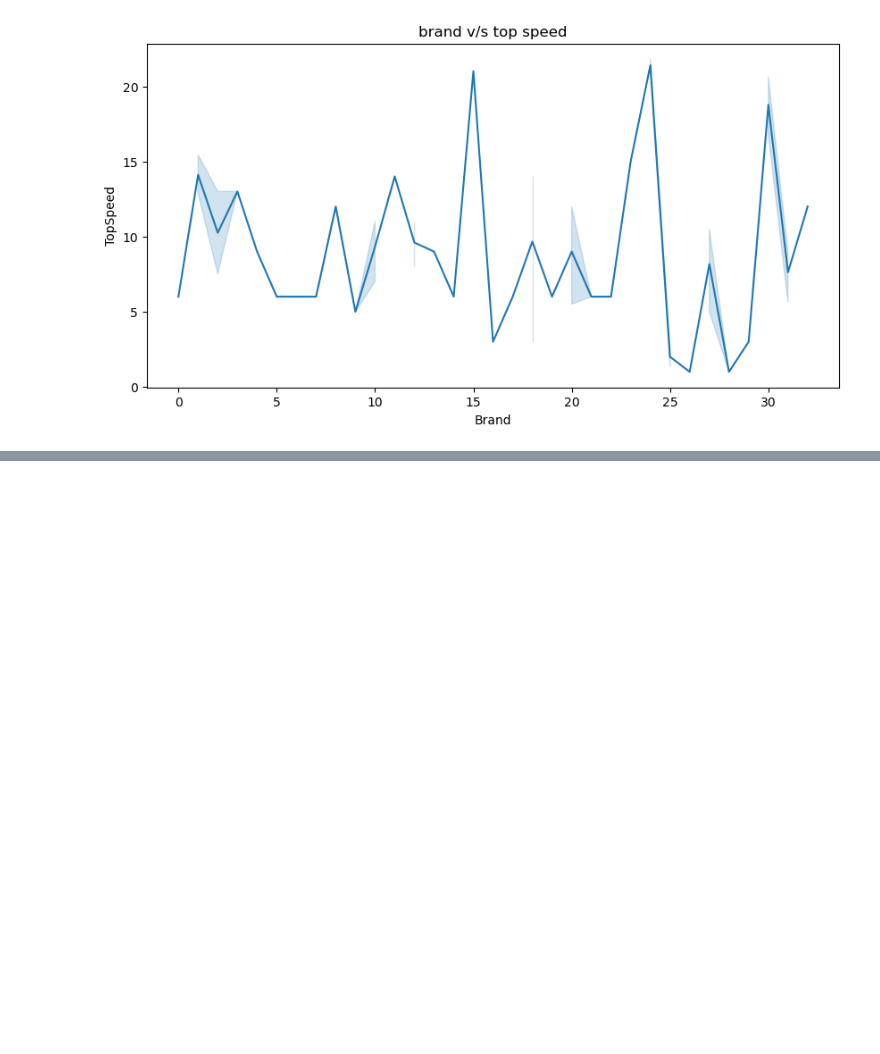
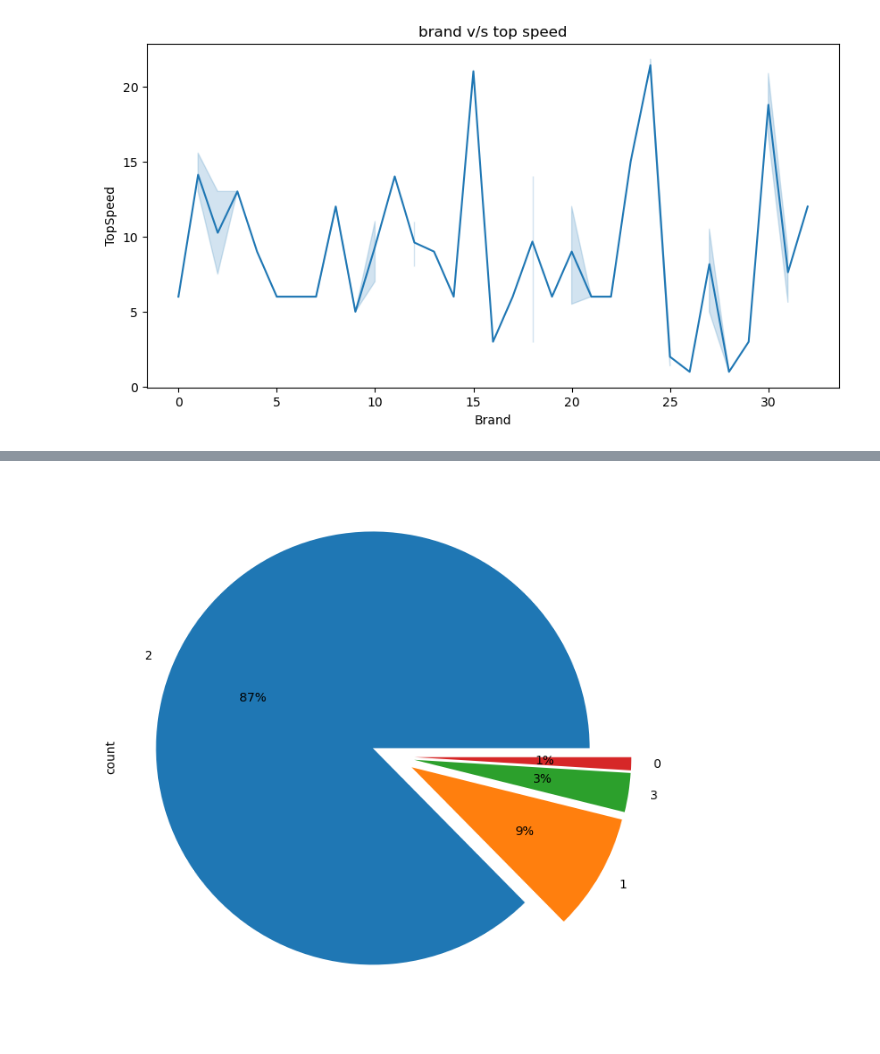
Before and after one commit to rohith4088/EV_SEGMENTATION, a Jupyter notebook: ev_segmentation.ipynb, the cells around one changed output, grey strips where cells are left out. Drawn from its saved outputs; the diff is of its cells as text; code cells hidden in the pictures; blank space fills up the shorter version.

```diff
--- a/ev_segmentation.ipynb
+++ b/ev_segmentation.ipynb
@@ -238,0 +234,7 @@ plt.show()
+# %%
+
+#distribution of plug types
+df['PlugType'].value_counts().plot.pie(figsize=(8,15),autopct='%.0f%%',explode=(.1,.1,.1,.1))
+plt.show()
+# %% [output]
+[figure, added]
```
Also changed, not shown: parts of 4 cells of this notebook.
